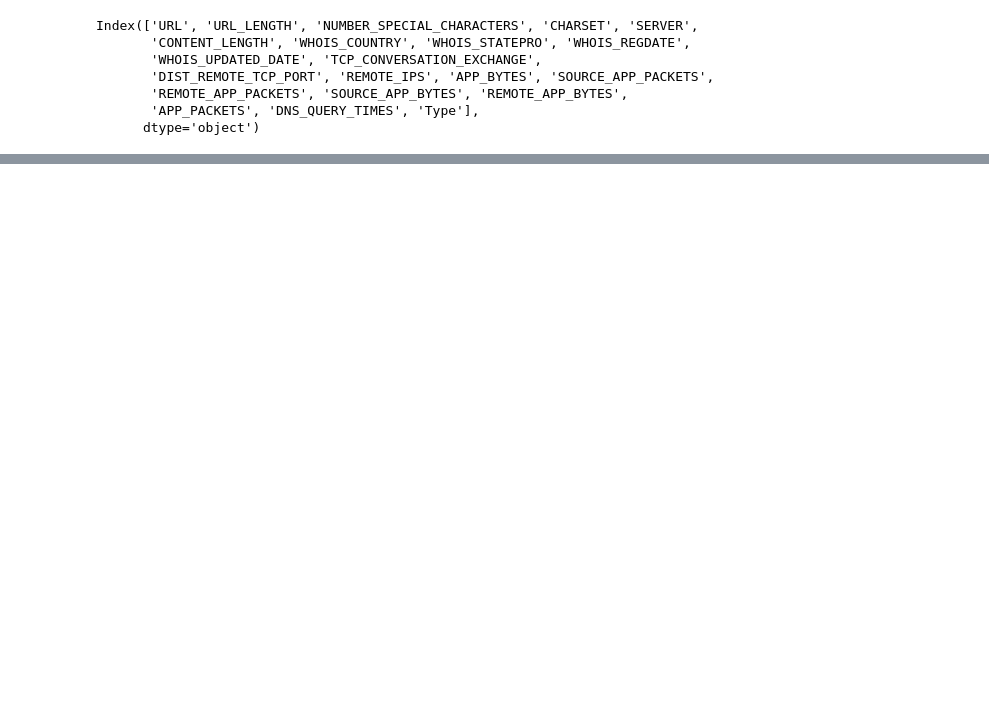
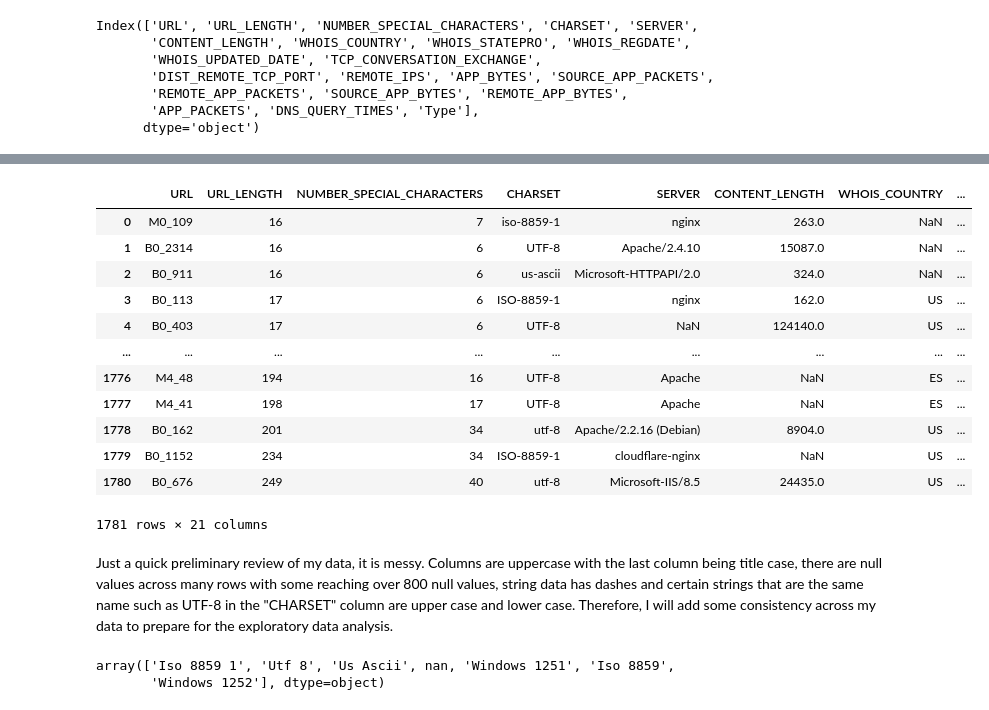
Before and after one commit to chrisheimbuch/malicious-websites-research-report, a Jupyter notebook: source/malicious_or_benign_websites_eda.ipynb, the cells around one changed output, grey strips where cells are left out. Drawn from its saved outputs; the diff is of its cells as text; code cells hidden in the pictures; blank space fills up the shorter version.

Commit message:
data cleaning

```diff
--- a/source/malicious_or_benign_websites_eda.ipynb
+++ b/source/malicious_or_benign_websites_eda.ipynb
@@ -41,0 +113,18 @@ Index(['URL', 'URL_LENGTH', 'NUMBER_SPECIAL_CHARACTERS', 'CHARSET', 'SERVER',
+# %%
+df
+# %% [output]
+|  | URL | URL_LENGTH | NUMBER_SPECIAL_CHARACTERS | CHARSET | SERVER | CONTENT_LENGTH | WHOIS_COUNTRY | ... |
+| 0 | M0_109 | 16 | 7 | iso-8859-1 | nginx | 263.0 | NaN | ... |
+| 1 | B0_2314 | 16 | 6 | UTF-8 | Apache/2.4.10 | 15087.0 | NaN | ... |
+| 2 | B0_911 | 16 | 6 | us-ascii | Microsoft-HTTPAPI/2.0 | 324.0 | NaN | ... |
+| 3 | B0_113 | 17 | 6 | ISO-8859-1 | nginx | 162.0 | US | ... |
+| 4 | B0_403 | 17 | 6 | UTF-8 | NaN | 124140.0 | US | ... |
+| ... | ... | ... | ... | ... | ... | ... | ... | ... |
+| 1776 | M4_48 | 194 | 16 | UTF-8 | Apache | NaN | ES | ... |
+| 1777 | M4_41 | 198 | 17 | UTF-8 | Apache | NaN | ES | ... |
+| 1778 | B0_162 | 201 | 34 | utf-8 | Apache/2.2.16 (Debian) | 8904.0 | US | ... |
+| 1779 | B0_1152 | 234 | 34 | ISO-8859-1 | cloudflare-nginx | NaN | US | ... |
+| 1780 | B0_676 | 249 | 40 | utf-8 | Microsoft-IIS/8.5 | 24435.0 | US | ... |
+1781 rows × 21 columns
+# %% [markdown]
+Just a quick preliminary review of my data, it is messy. Columns are uppercase with the last column being title case, there are null values across many rows with some reaching over 800 null values, string data has dashes and certain strings that are the same name such as UTF-8 in the "CHARSET" column are upper case and lower case. Therefore, I will add some consistency across my data to prepare for the exploratory data analysis.
@@ -41,0 +137,8 @@ Index(['URL', 'URL_LENGTH', 'NUMBER_SPECIAL_CHARACTERS', 'CHARSET', 'SERVER',
+# %%
+#Clean up the 'charset' column: replace the dashes with spaces and make it Title case
+df_copy['charset'] = df_copy['charset'].str.replace('-', ' ')
+df_copy['charset'] = df_copy['charset'].str.title()
+df_copy['charset'].unique()
+# %% [output]
+array(['Iso 8859 1', 'Utf 8', 'Us Ascii', nan, 'Windows 1251', 'Iso 8859',
+       'Windows 1252'], dtype=object)
```
Also changed, not shown: parts of 48 cells of this notebook.
